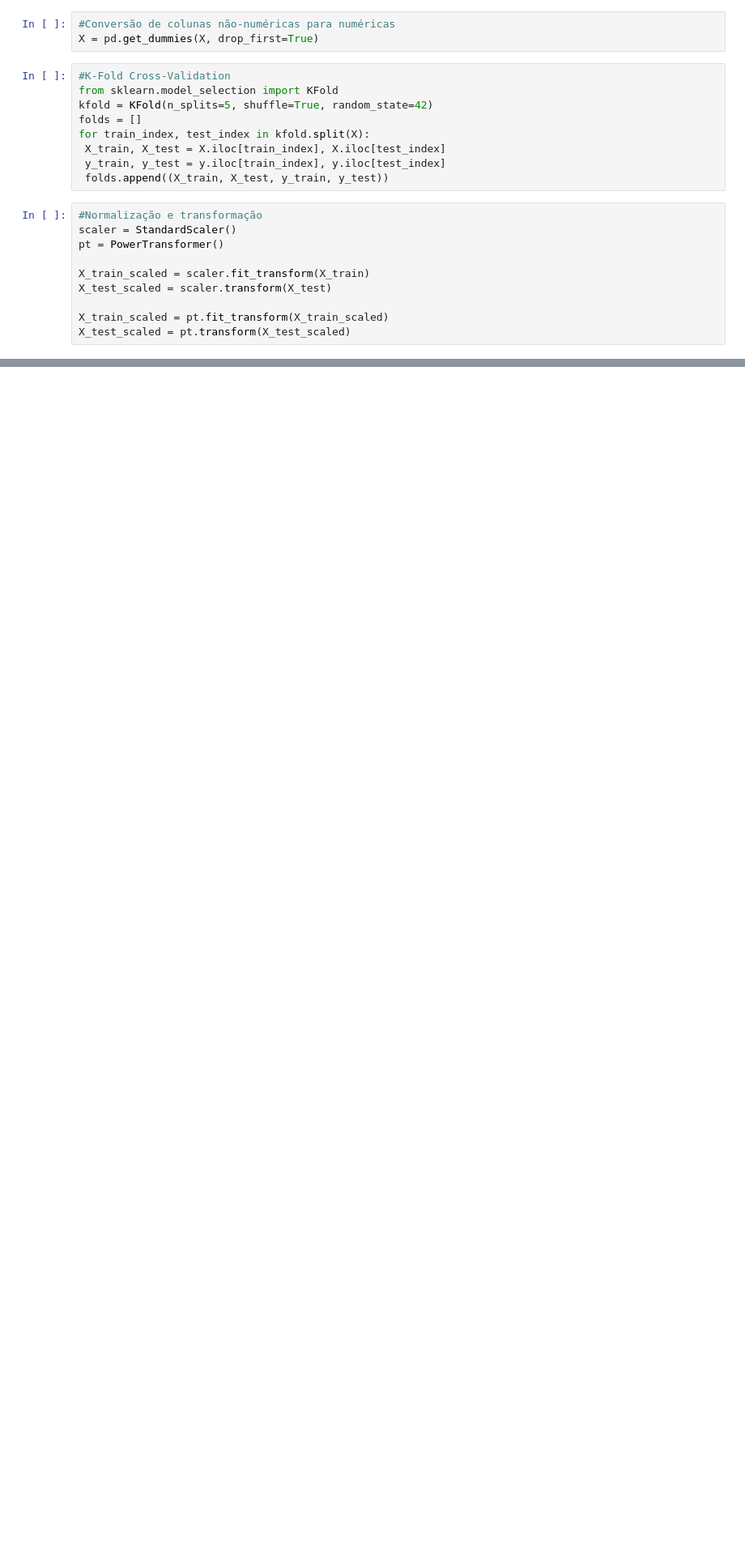
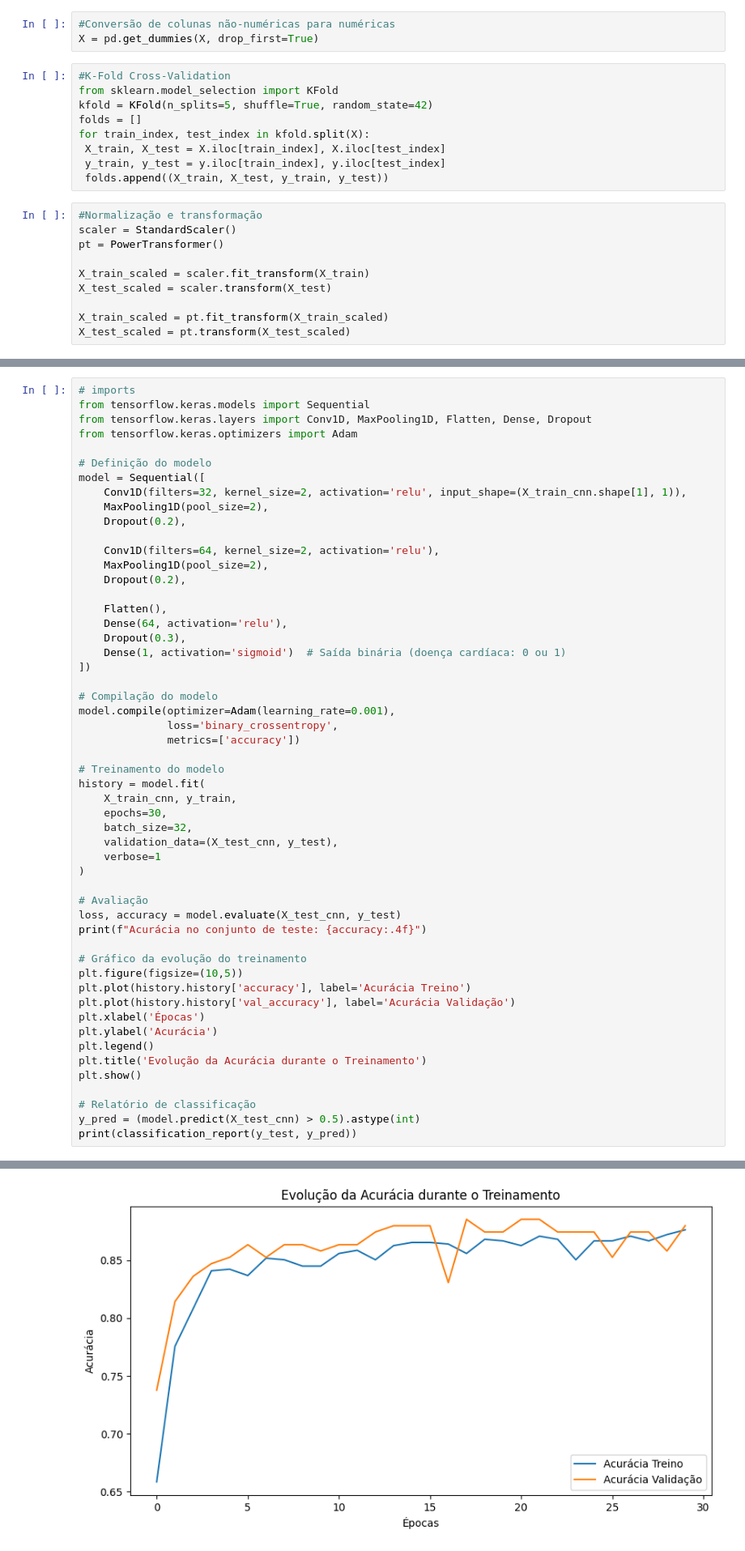
Before and after one commit to edsonaraujobr/machine-learning, a Jupyter notebook: EDA_Preprocessamento_HeartFailure].ipynb, the cells around one changed output, grey strips where cells are left out. Shown at 81% size. Cells and saved outputs as stored; diff of their text form; blank space fills up the shorter version.

```diff
--- a/EDA_Preprocessamento_HeartFailure].ipynb
+++ b/EDA_Preprocessamento_HeartFailure].ipynb
@@ -130,0 +170,54 @@ Formato teste CNN: (184, 15, 1)
+# %%
+# imports
+from tensorflow.keras.models import Sequential
+from tensorflow.keras.layers import Conv1D, MaxPooling1D, Flatten, Dense, Dropout
+from tensorflow.keras.optimizers import Adam
+
+# Definição do modelo
+model = Sequential([
+    Conv1D(filters=32, kernel_size=2, activation='relu', input_shape=(X_train_cnn.shape[1], 1)),
+    MaxPooling1D(pool_size=2),
+    Dropout(0.2),
+
+    Conv1D(filters=64, kernel_size=2, activation='relu'),
+    MaxPooling1D(pool_size=2),
+    Dropout(0.2),
+
+    Flatten(),
+    Dense(64, activation='relu'),
+    Dropout(0.3),
+    Dense(1, activation='sigmoid')  # Saída binária (doença cardíaca: 0 ou 1)
+])
+
+# Compilação do modelo
+model.compile(optimizer=Adam(learning_rate=0.001),
+              loss='binary_crossentropy',
+              metrics=['accuracy'])
+
+# Treinamento do modelo
+history = model.fit(
+    X_train_cnn, y_train,
+    epochs=30,
+    batch_size=32,
+    validation_data=(X_test_cnn, y_test),
+    verbose=1
+)
+
+# Avaliação
+loss, accuracy = model.evaluate(X_test_cnn, y_test)
+print(f"Acurácia no conjunto de teste: {accuracy:.4f}")
+
+# Gráfico da evolução do treinamento
+plt.figure(figsize=(10,5))
+plt.plot(history.history['accuracy'], label='Acurácia Treino')
+plt.plot(history.history['val_accuracy'], label='Acurácia Validação')
+plt.xlabel('Épocas')
+plt.ylabel('Acurácia')
+plt.legend()
+plt.title('Evolução da Acurácia durante o Treinamento')
+plt.show()
+
+# Relatório de classificação
+y_pred = (model.predict(X_test_cnn) > 0.5).astype(int)
+print(classification_report(y_test, y_pred))
+# %% [output]
@@ -130,0 +247 @@ Formato teste CNN: (184, 15, 1)
+[figure, added]
```
Also changed, not shown: parts of 7 cells of this notebook, 1 other file.
